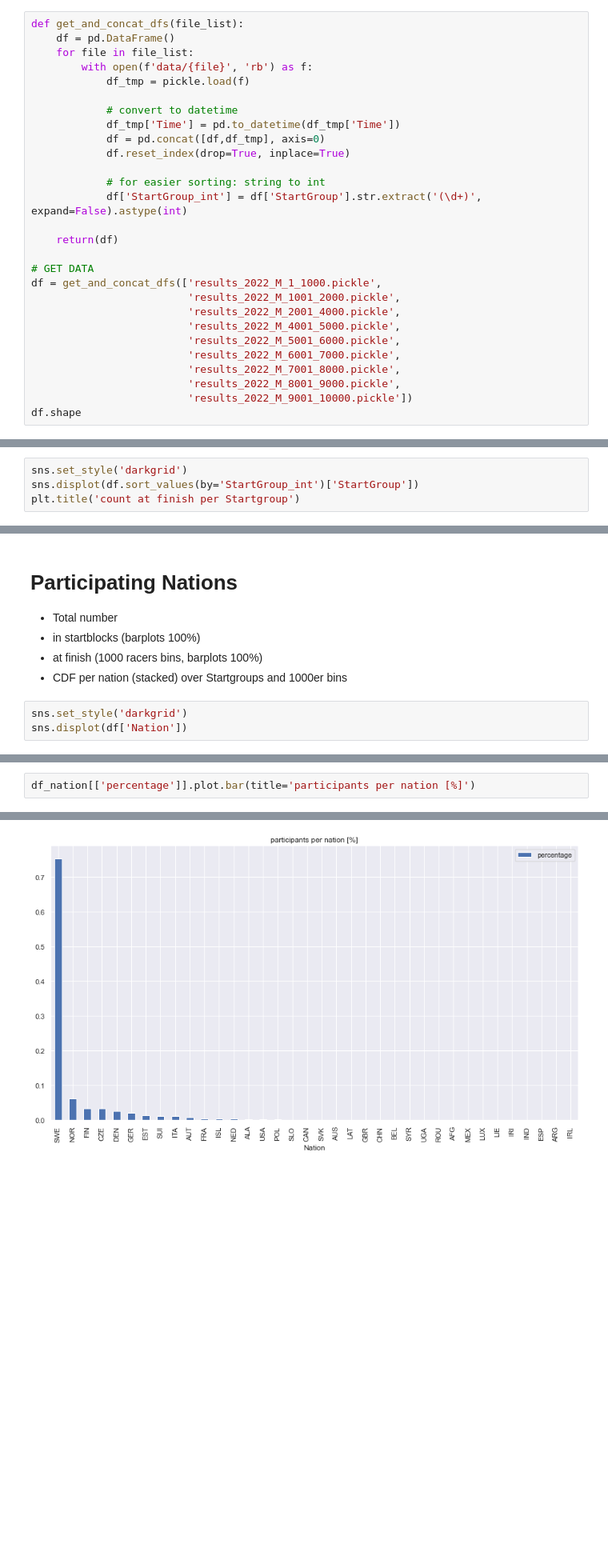
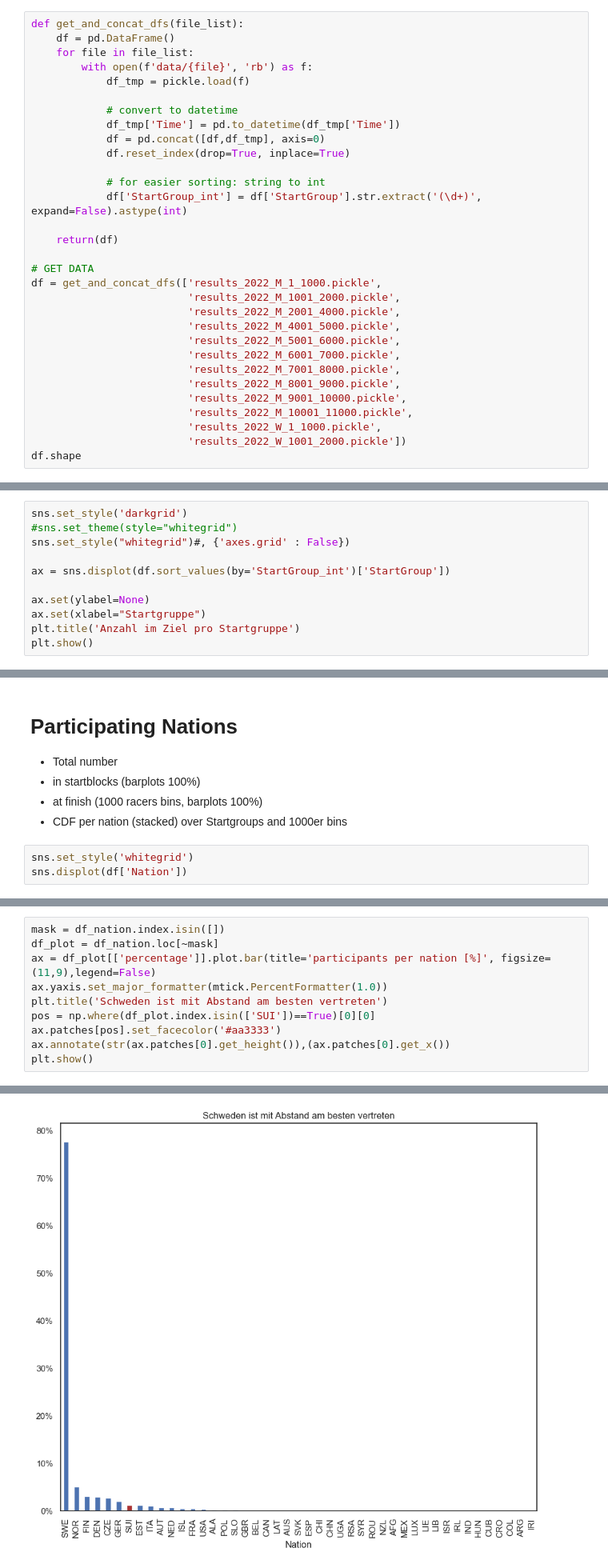
Before and after one commit to JonasWflr/vasaloppet, a Jupyter notebook: 03_analysis 2022.ipynb, the cells around one changed output, grey strips where cells are left out. Shown at 80% size. Saved outputs shown, nothing was run; the diff lists cells and outputs as text; blank space fills up the shorter version.

```diff
--- a/03_analysis 2022.ipynb
+++ b/03_analysis 2022.ipynb
@@ -41,6 +54,9 @@ df = get_and_concat_dfs(['results_2022_M_1_1000.pickle',
                          'results_2022_M_6001_7000.pickle',
                          'results_2022_M_7001_8000.pickle',
                          'results_2022_M_8001_9000.pickle',
-                         'results_2022_M_9001_10000.pickle'])
+                         'results_2022_M_9001_10000.pickle',
+                         'results_2022_M_10001_11000.pickle',
+                         'results_2022_W_1_1000.pickle',
+                         'results_2022_W_1001_2000.pickle'])
 df.shape
 # %% [output]
@@ -78,5 +94,12 @@ array(['VL0', 'VL1', 'VL2', 'VL3', 'VL4', 'VL6', 'VL5', 'VL10', 'VL7',
 # %%
 sns.set_style('darkgrid')
-sns.displot(df.sort_values(by='StartGroup_int')['StartGroup'])
-plt.title('count at finish per Startgroup')
+#sns.set_theme(style="whitegrid")
+sns.set_style("whitegrid")#, {'axes.grid' : False})
+
+ax = sns.displot(df.sort_values(by='StartGroup_int')['StartGroup'])
+
+ax.set(ylabel=None)
+ax.set(xlabel="Startgruppe")
+plt.title('Anzahl im Ziel pro Startgruppe')
+plt.show()
 # %% [output]
@@ -109,7 +320,7 @@ Name: percentage, dtype: float64
 * at finish (1000 racers bins, barplots 100%)
 * CDF per nation (stacked) over Startgroups and 1000er bins
 # %%
-sns.set_style('darkgrid')
+sns.set_style('whitegrid')
 sns.displot(df['Nation'])
 # %% [output]
 <seaborn.axisgrid.FacetGrid at 0x...>
@@ -142,3 +352,11 @@ df_nation
 # %%
-df_nation[['percentage']].plot.bar(title='participants per nation [%]')
+mask = df_nation.index.isin([])
+df_plot = df_nation.loc[~mask]
+ax = df_plot[['percentage']].plot.bar(title='participants per nation [%]', figsize=(11,9),legend=False)
+ax.yaxis.set_major_formatter(mtick.PercentFormatter(1.0))
+plt.title('Schweden ist mit Abstand am besten vertreten')
+pos = np.where(df_plot.index.isin(['SUI'])==True)[0][0]
+ax.patches[pos].set_facecolor('#aa3333')
+ax.annotate(str(ax.patches[0].get_height()),(ax.patches[0].get_x())
+plt.show()
 # %% [output]
@@ -146 +363 @@ df_nation[['percentage']].plot.bar(title='participants per nation [%]')
-[figure, old version]
+[figure, new version]
```
Also changed, not shown: parts of 44 cells of this notebook, 17 other files.
